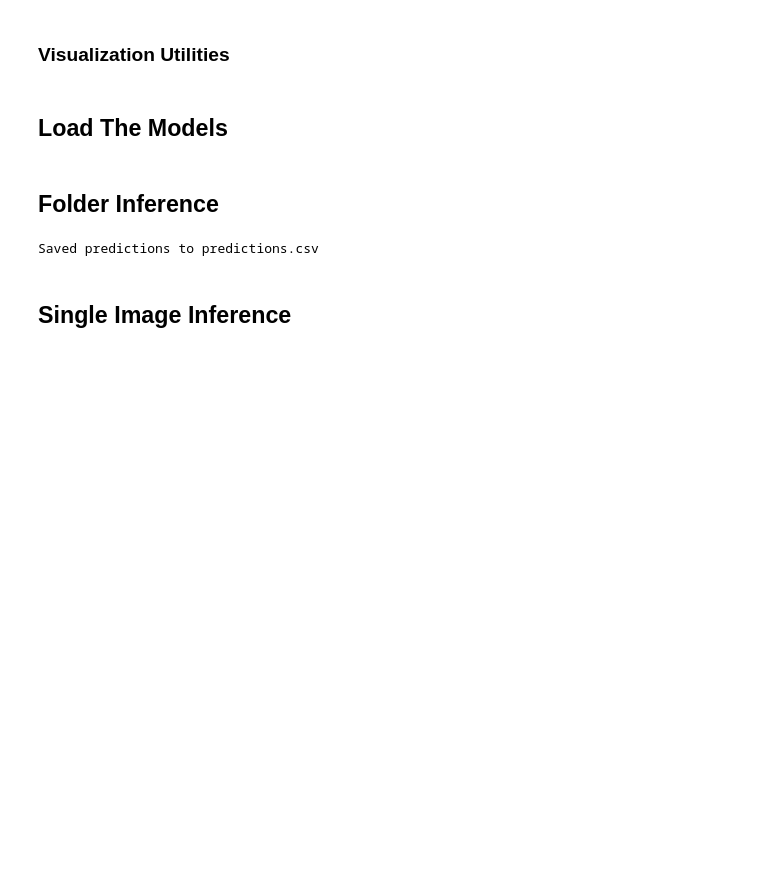
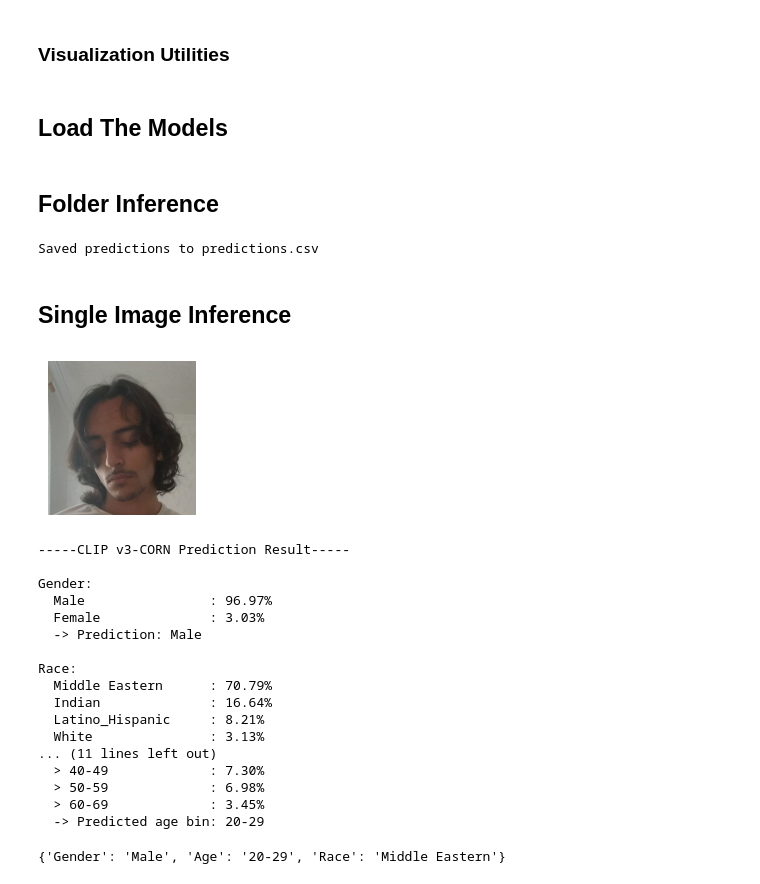
Before and after one commit to AshkanRN/multitask-vit, a Jupyter notebook: src/inference.ipynb, the cells around one changed output. Cells and saved outputs as stored; diff of their text form; code cells hidden in the pictures; blank space fills up the shorter version.

```diff
--- a/src/inference.ipynb
+++ b/src/inference.ipynb
@@ -31,31 +50,31 @@ race_class = ["East Asian", "Indian", "Black", "White", "Middle Eastern",
 # %% [markdown]
 ### Checkpoint Loading
 # %%
-def load_checkpoint(model, model_name, run_version, device):
+def load_checkpoint(model_builder_fn, model_name, run_version, device):
     """
     Load the trained classification heads from a saved checkpoint.
+
+    model_builder_fn: a zero-arg callable that returns a fresh FairFaceViT
+                       instance once we know age_loss_type, e.g.:
+                       lambda age_loss_type: FairFaceViT(clip_model, age_loss_type=age_loss_type)
     """
     checkpoint = torch.load(
         f"../checkpoints/{model_name}/{run_version}/{model_name}-best-heads.pt",
         map_location=device
     )
 
-    model.gender.load_state_dict(
-        checkpoint["gender_head"]
-    )
+    age_loss_type = checkpoint.get("age_loss_type", "ce")  # old checkpoints default to "ce"
 
-    model.age.load_state_dict(
-        checkpoint["age_head"]
-    )
+    model = model_builder_fn(age_loss_type)
 
-    model.race.load_state_dict(
-        checkpoint["race_head"]
-    )
+    model.gender.load_state_dict(checkpoint["gender_head"])
+    model.age.load_state_dict(checkpoint["age_head"])
+    model.race.load_state_dict(checkpoint["race_head"])
 
     model.to(device)
     model.eval()
 
-    return model
+    return model, age_loss_type
 # %% [markdown]
 ### Core Inference
 
@@ -302,25 +355,49 @@ Saved predictions to predictions.csv
 # %% [markdown]
 ## Single Image Inference
 # %%
-image = Image.open("../test-images/sepeher.jpg").convert("RGB")
+image = Image.open("../test-images/ashkan.jpg").convert("RGB")
 # %%
 plt.figure(figsize=(3,2))
 plt.imshow(image)
 plt.axis('off')
 plt.show()
 
 device = "cuda" if torch.cuda.is_available() else "cpu"
 
 
-clip_logits1 = get_logits(fairface_clipv2_model, clip_processor, image, device)
-display_prediction(clip_logits1,'CLIP v2')
+clip_corn_logits = get_logits(fairface_clip_corn_model, clip_processor, image, device)
+display_prediction(clip_corn_logits, 'CLIP v3-CORN', age_loss_type=clip_corn_age_type)
 
-siglip_logits = get_logits(fairface_siglip_model, siglip_processor, image, device)
-display_prediction(siglip_logits,'SIGLIP v2')
+# clip_logits1 = get_logits(fairface_clipv2_model, clip_processor, image, device)
+# display_prediction(clip_logits1,'CLIP v2')
 
-dinov2_logits = get_logits(fairface_dinov2_model, dinov2_processor, image, device)
-display_prediction(dinov2_logits,'DINOV2 v2')
+# siglip_logits = get_logits(fairface_siglip_model, siglip_processor, image, device)
+# display_prediction(siglip_logits,'SIGLIP v2')
+
+# dinov2_logits = get_logits(fairface_dinov2_model, dinov2_processor, image, device)
+# display_prediction(dinov2_logits,'DINOV2 v2')
+
 
 
 # clip_logits2 = get_logits(fairface_clipv2_1_model, clip_processor, image, device)
 # display_prediction(clip_logits2,'CLIP v2-1')
+# %% [output]
+[figure, added]
+-----CLIP v3-CORN Prediction Result-----
+
+Gender:
+  Male                : 96.97%
+  Female              : 3.03%
+  -> Prediction: Male
+
+Race:
+  Middle Eastern      : 70.79%
+  Indian              : 16.64%
+  Latino_Hispanic     : 8.21%
+  White               : 3.13%
+... (11 lines left out)
+  > 40-49             : 7.30%
+  > 50-59             : 6.98%
+  > 60-69             : 3.45%
+  -> Predicted age bin: 20-29
+{'Gender': 'Male', 'Age': '20-29', 'Race': 'Middle Eastern'}
```
Also changed, not shown: parts of 6 cells of this notebook, 7 other files.
